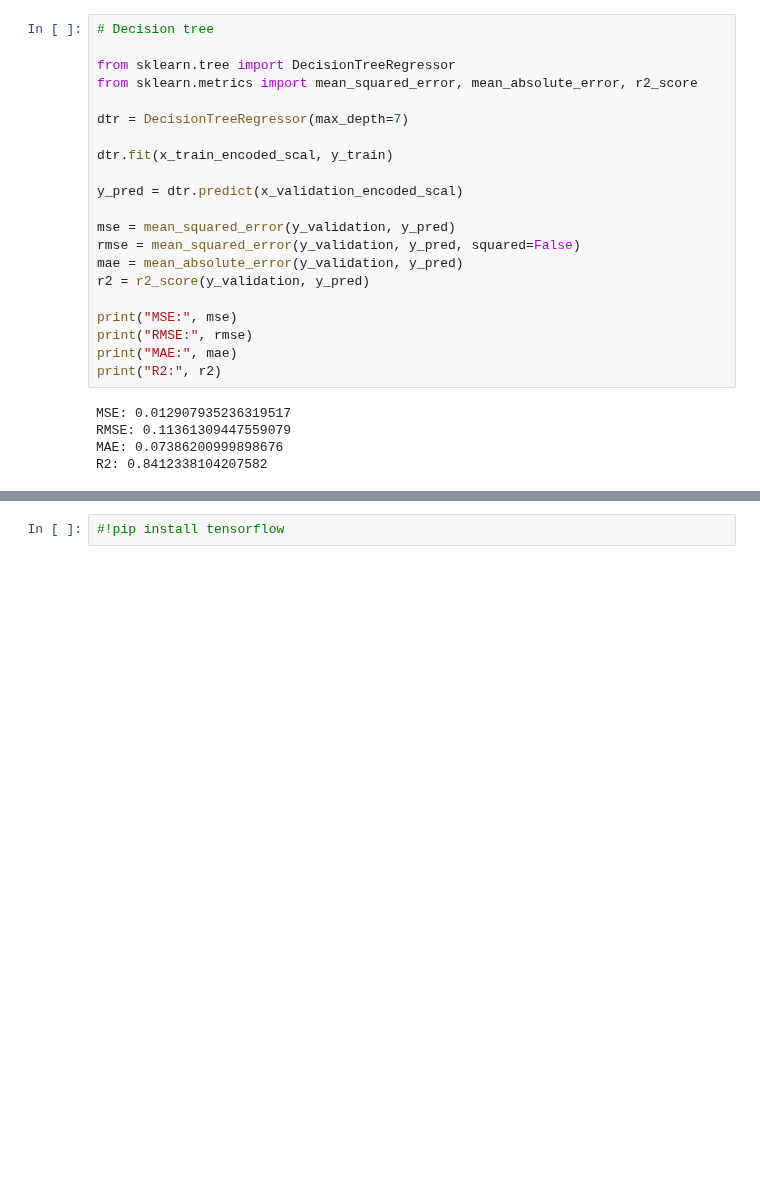
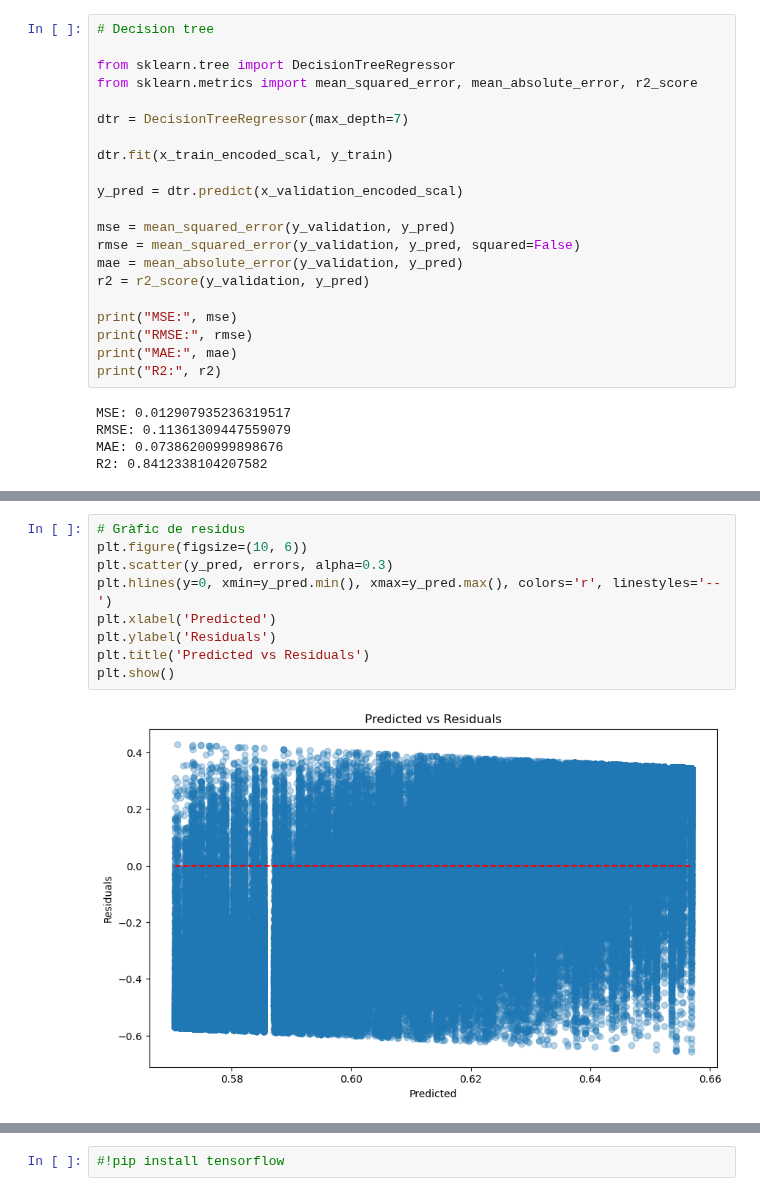
Before and after one commit to carlotalacasav/Gorrapiedra-proyecto, a Jupyter notebook: modelos_alba.ipynb, the cells around one changed output, grey strips where cells are left out. Saved outputs shown, nothing was run; the diff lists cells and outputs as text; blank space fills up the shorter version.

```diff
--- a/modelos_alba.ipynb
+++ b/modelos_alba.ipynb
@@ -144,0 +205,11 @@ R2: 0.8560578466634452
+# %%
+# Gràfic de residus
+plt.figure(figsize=(10, 6))
+plt.scatter(y_pred, errors, alpha=0.3)
+plt.hlines(y=0, xmin=y_pred.min(), xmax=y_pred.max(), colors='r', linestyles='--')
+plt.xlabel('Predicted')
+plt.ylabel('Residuals')
+plt.title('Predicted vs Residuals')
+plt.show()
+# %% [output]
+[figure, added]
```
Also changed, not shown: parts of 7 cells of this notebook.
